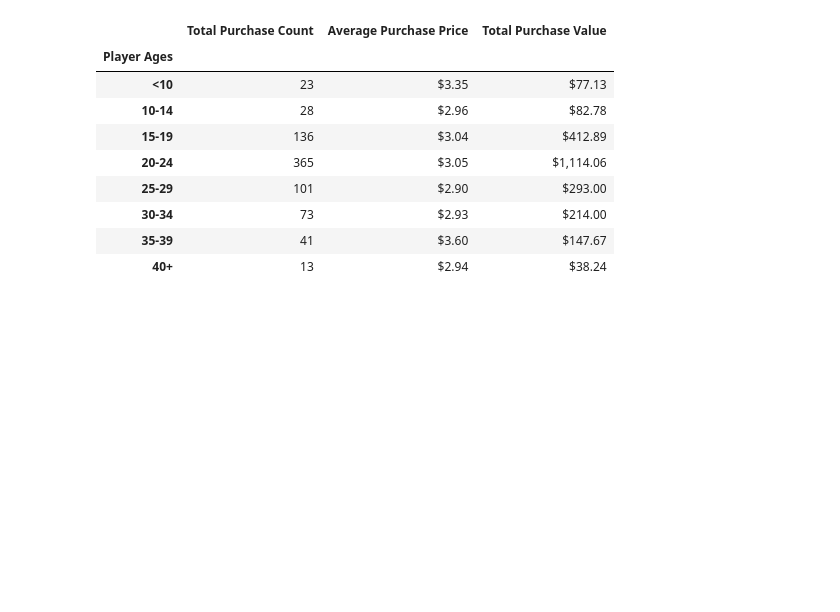
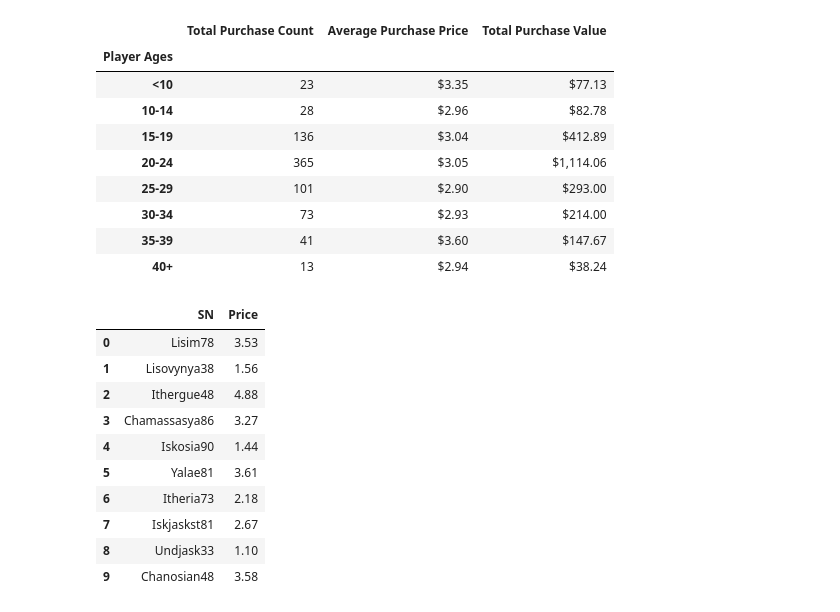
Before and after one commit to nikoelvambuena95/pandas-challenge, a Jupyter notebook: Pandas_homework.ipynb, the cells around one changed output. Cells and saved outputs as stored; diff of their text form; code cells hidden in the pictures; blank space fills up the shorter version.

Commit message:
'Purchase Count' , 'Average Purchase Price', & 'Total Purchase Value' data frames for 'Top Spenders' ananalysis

```diff
--- a/Pandas_homework.ipynb
+++ b/Pandas_homework.ipynb
@@ -343,3 +332,24 @@ purchase_analysis_age_df
 | 30-34 | 73 | $2.93 | $214.00 |
 | 35-39 | 41 | $3.60 | $147.67 |
 | 40+ | 13 | $2.94 | $38.24 |
+# %%
+##'Top Spenders'
+#create a data frame of 'SN' (players) column & ' Price' column from original purchse data ('purchase_data_df')
+spenders_analysis_raw_df = pd.DataFrame(purchase_data_df[['SN', 'Price']])
+
+#spenders groupby data frame from 'spenders_analysis_raw_df'
+spenders_analysis_group = spenders_analysis_raw_df.groupby(['SN'])
+
+spenders_analysis_raw_df.head(10)
+# %% [output]
+|  | SN | Price |
+| 0 | Lisim78 | 3.53 |
+| 1 | Lisovynya38 | 1.56 |
+| 2 | Ithergue48 | 4.88 |
+| 3 | Chamassasya86 | 3.27 |
+| 4 | Iskosia90 | 1.44 |
+| 5 | Yalae81 | 3.61 |
+| 6 | Itheria73 | 2.18 |
+| 7 | Iskjaskst81 | 2.67 |
+| 8 | Undjask33 | 1.10 |
+| 9 | Chanosian48 | 3.58 |
```
Also changed, not shown: parts of 10 cells of this notebook.
